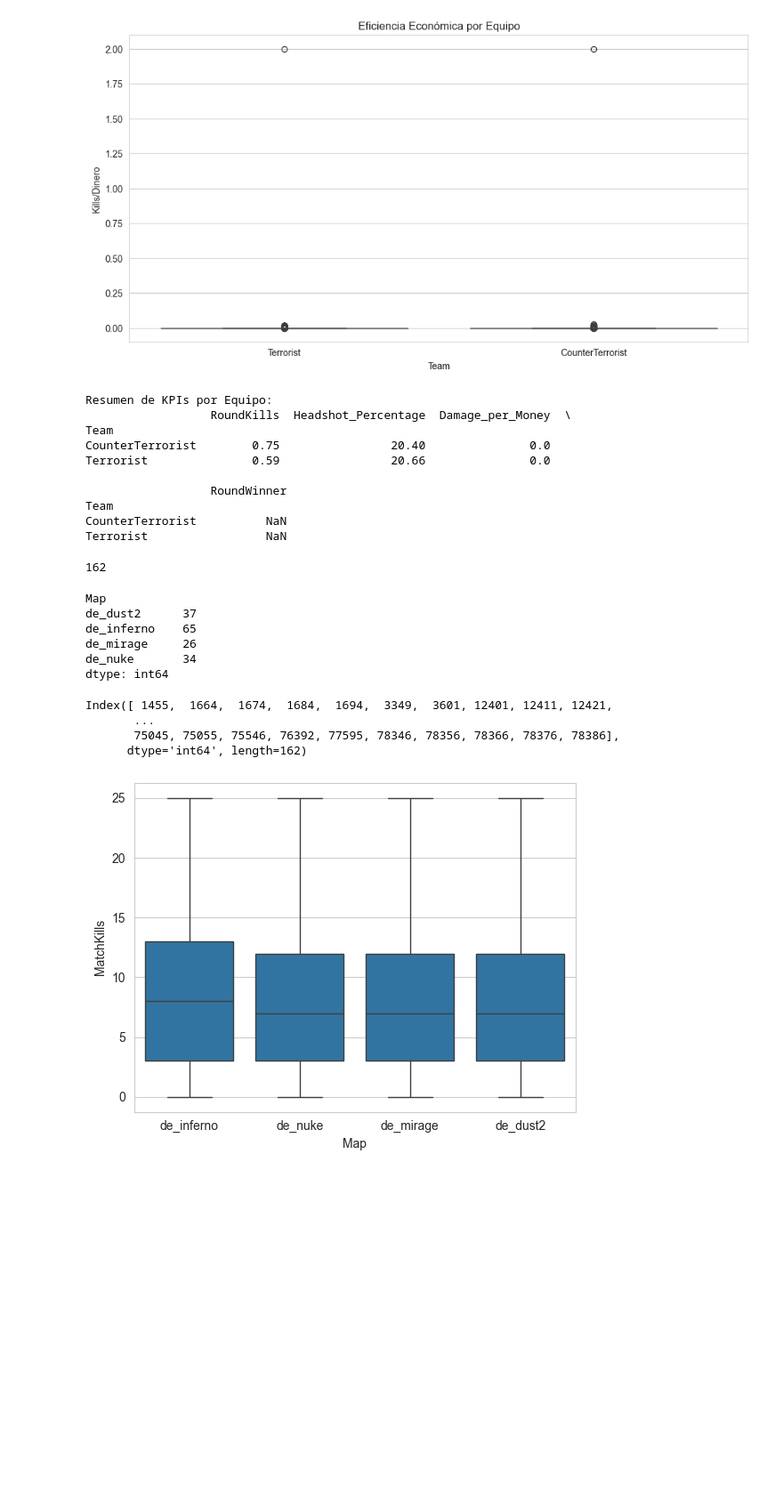
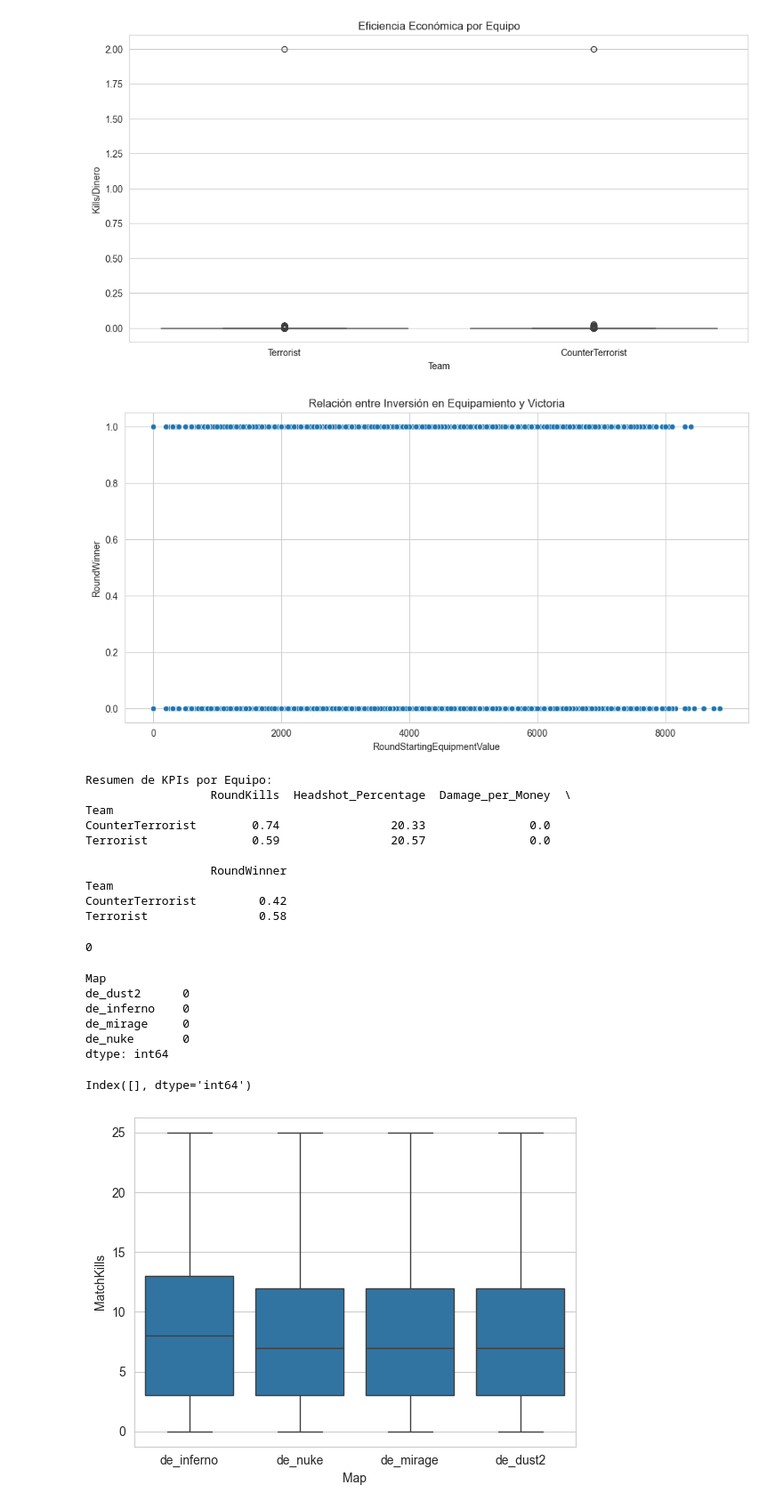
Before and after one commit to lonelystar16/fund-machinelearning, a Jupyter notebook: Informe Tecnico.ipynb, the cells around one changed output. Shown at 89% size. Drawn from its saved outputs; the diff is of its cells as text; code cells hidden in the pictures; blank space fills up the shorter version.

```diff
--- a/Informe Tecnico.ipynb
+++ b/Informe Tecnico.ipynb
@@ -554,7 +673,7 @@ Name: proportion, dtype: float64
 # Fase 3: Data Preparation
 # %%
 # Eliminamos las columnas TimeAlive y TravelledDistance
-rdf = rdf.drop(['TimeAlive', 'TravelledDistance'], axis=1)
+cleaned_df = rdf.drop(['TimeAlive', 'TravelledDistance'], axis=1)
 # %%
 # Eliminación de columnas no necesarias
 cleaned_df = rdf.drop(['Unnamed: 0', 'MatchId', 'RoundId', 'InternalTeamId'], axis=1)
@@ -574,6 +693,19 @@ cleaned_df['Damage_per_Money'] = cleaned_df['RoundKills'] / cleaned_df['RoundSta
 # 3.4 Manejo de valores nulos
 # Eliminamos TimeAlive y TravelledDistance por problemas de formato
 cleaned_df = cleaned_df.drop(['TimeAlive', 'TravelledDistance'], axis=1)
+
+cleaned_df['Survived_num'] = cleaned_df['Survived'].astype(int)
+
+# Creamos nuevos KPIs para análisis de características significativas
+# Eficiencia en combate
+cleaned_df['Combat_Score'] = (cleaned_df['RoundKills'] * 2 +
+                            cleaned_df['RoundAssists'] +
+                            cleaned_df['RoundHeadshots'] * 1.5)
+
+# Eficiencia táctica
+cleaned_df['Tactical_Score'] = (cleaned_df['RoundFlankKills'] * 1.5 +
+                               cleaned_df['RLethalGrenadesThrown'] +
+                               cleaned_df['RNonLethalGrenadesThrown'])
 # %% [markdown]
 # KPIs Procesados
 # %%
@@ -592,6 +724,14 @@ plt.show()
 # %% [output]
 [figure]
 [figure]
+# %%
+# Inversion equipamiento y victoria
+plt.figure(figsize=(12,6))
+sns.scatterplot(data=cleaned_df, x='RoundStartingEquipmentValue', y='RoundWinner')
+plt.title('Relación entre Inversión en Equipamiento y Victoria')
+plt.show()
+# %% [output]
+[figure, added]
 # %%
 # Resumen estadístico de KPIs
 print("\nResumen de KPIs por Equipo:")
@@ -606,35 +746,32 @@ print(kpi_summary)
 Resumen de KPIs por Equipo:
                   RoundKills  Headshot_Percentage  Damage_per_Money  \
 Team
-CounterTerrorist        0.75                20.40               0.0
-Terrorist               0.59                20.66               0.0
+CounterTerrorist        0.74                20.33               0.0
+Terrorist               0.59                20.57               0.0
 
                   RoundWinner
 Team
-CounterTerrorist          NaN
-Terrorist                 NaN
+CounterTerrorist         0.42
+Terrorist                0.58
 # %%
-len(rdf.query('MatchKills > 28'))
+len(cleaned_df.query('MatchKills > 28'))
 # Cuenta cuántas filas tienen más de 28 muertes, para identificar valores atípicos
 # %% [output]
-162
+0
 # %%
 # Remover outliers
-grouped = rdf.groupby('Map')
+grouped = cleaned_df.groupby('Map')
 counts = grouped.apply(lambda x: len(x.query('MatchKills > 28')))
 print(counts)
 # %% [output]
 Map
-de_dust2      37
-de_inferno    65
-de_mirage     26
-de_nuke       34
+de_dust2      0
+de_inferno    0
+de_mirage     0
+de_nuke       0
 dtype: int64
 # %%
-rdf.query('MatchKills > 28').index
+cleaned_df.query('MatchKills > 28').index
 # %% [output]
-Index([ 1455,  1664,  1674,  1684,  1694,  3349,  3601, 12401, 12411, 12421,
-       ...
-       75045, 75055, 75546, 76392, 77595, 78346, 78356, 78366, 78376, 78386],
-      dtype='int64', length=162)
+Index([], dtype='int64')
 # %%
```
Also changed, not shown: parts of 20 cells of this notebook.
